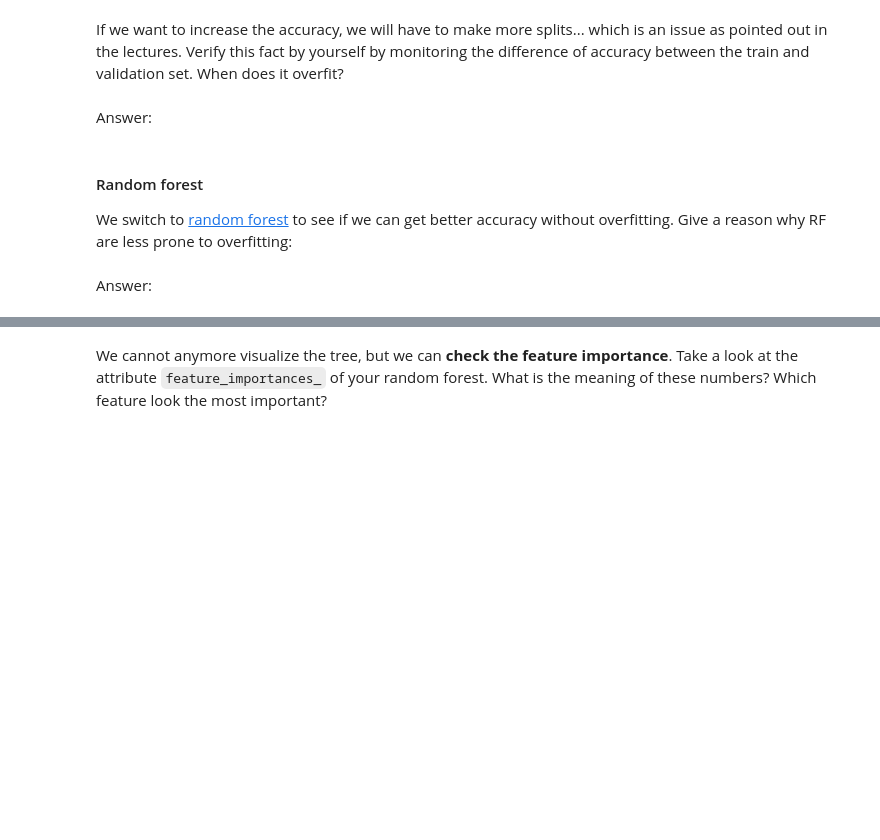
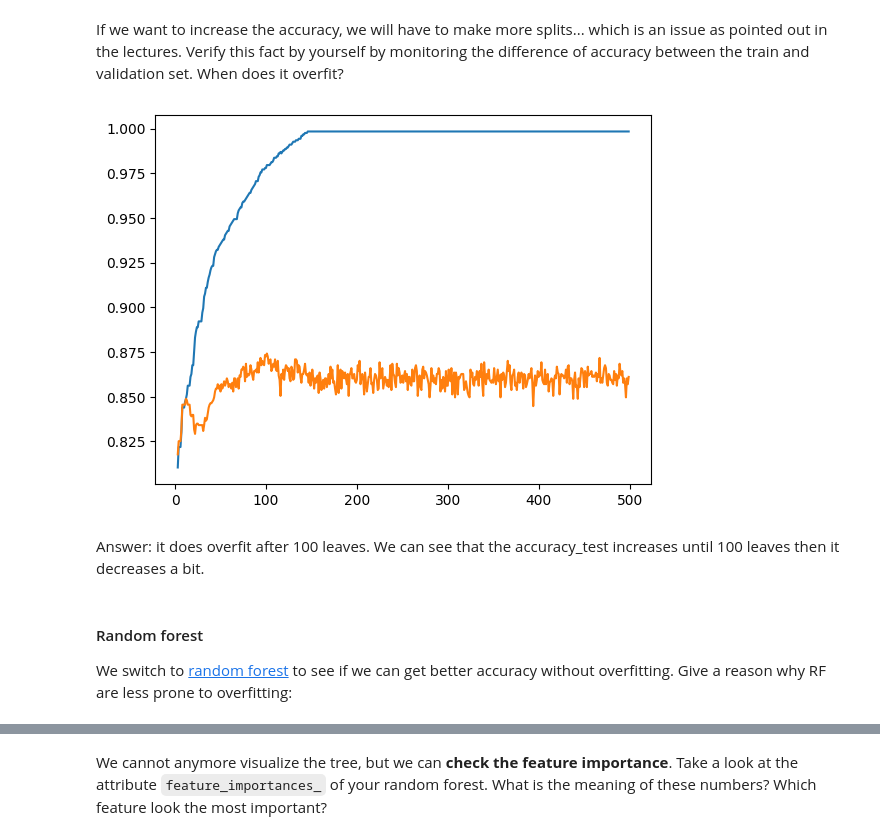
Before and after one commit to SamyZouggari/ia_labs, a Jupyter notebook: TP3/3.Supervised.ipynb, the cells around one changed output, grey strips where cells are left out. Drawn from its saved outputs; the diff is of its cells as text; code cells hidden in the pictures; blank space fills up the shorter version.

```diff
--- a/TP3/3.Supervised.ipynb
+++ b/TP3/3.Supervised.ipynb
@@ -257,27 +275,27 @@ If we want to increase the accuracy, we will have to make more splits... which i
 # %%
 accuracy_train = list()
 accuracy_test = list()
 
-leaves =#TO COMPLETE (1 expression)
+leaves = range(3,500)
 
 for nb_leaf in leaves:
-    tree_avalanche = DecisionTreeClassifier(max_leaf_nodes=nb_leaf,#TO COMPLETE (1 expression)
-#TO COMPLETE
-    predicted_tree_validation =#TO COMPLETE (1 expression)
-    predicted_tree_train =#TO COMPLETE (1 expression)
-    accuracy_test +=#TO COMPLETE (1 expression)
-    accuracy_train +=#TO COMPLETE (1 expression)
+    tree_avalanche = DecisionTreeClassifier(max_leaf_nodes=nb_leaf)
+    tree_avalanche.fit(X_train, y_train)
+    predicted_tree_validation = tree_avalanche.predict(X_test)
+    predicted_tree_train = tree_avalanche.predict(X_train)
+    accuracy_test.append(accuracy_score(y_test, predicted_tree_validation))
+    accuracy_train.append(accuracy_score(y_train, predicted_tree_train))
 
 
 
 plt.clf()
 plt.plot(leaves,accuracy_train,leaves,accuracy_test)
 plt.show()
+# %% [output]
+[figure, added]
-# %% [markdown]
-Answer:
+# %% [markdown]
+Answer: it does overfit after 100 leaves. We can see that the accuracy_test increases until 100 leaves then it decreases a bit.
 # %% [markdown]
 #### Random forest
 
 We switch to [random forest](https://scikit-learn.org/stable/modules/generated/sklearn.ensemble.RandomForestClassifier.html) to see if we can get better accuracy without overfitting. Give a reason why RF are less prone to overfitting:
-# %% [markdown]
-Answer:
```
Also changed, not shown: parts of 19 cells of this notebook.
